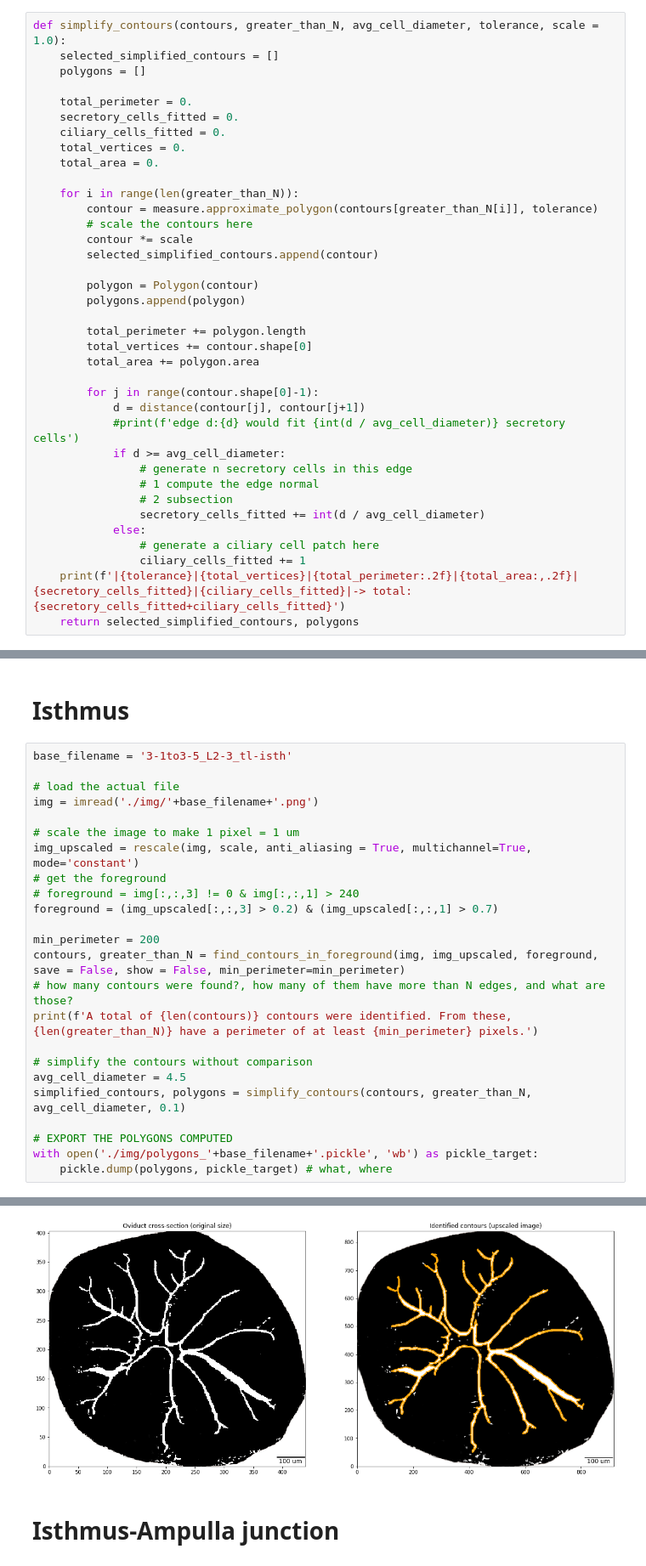
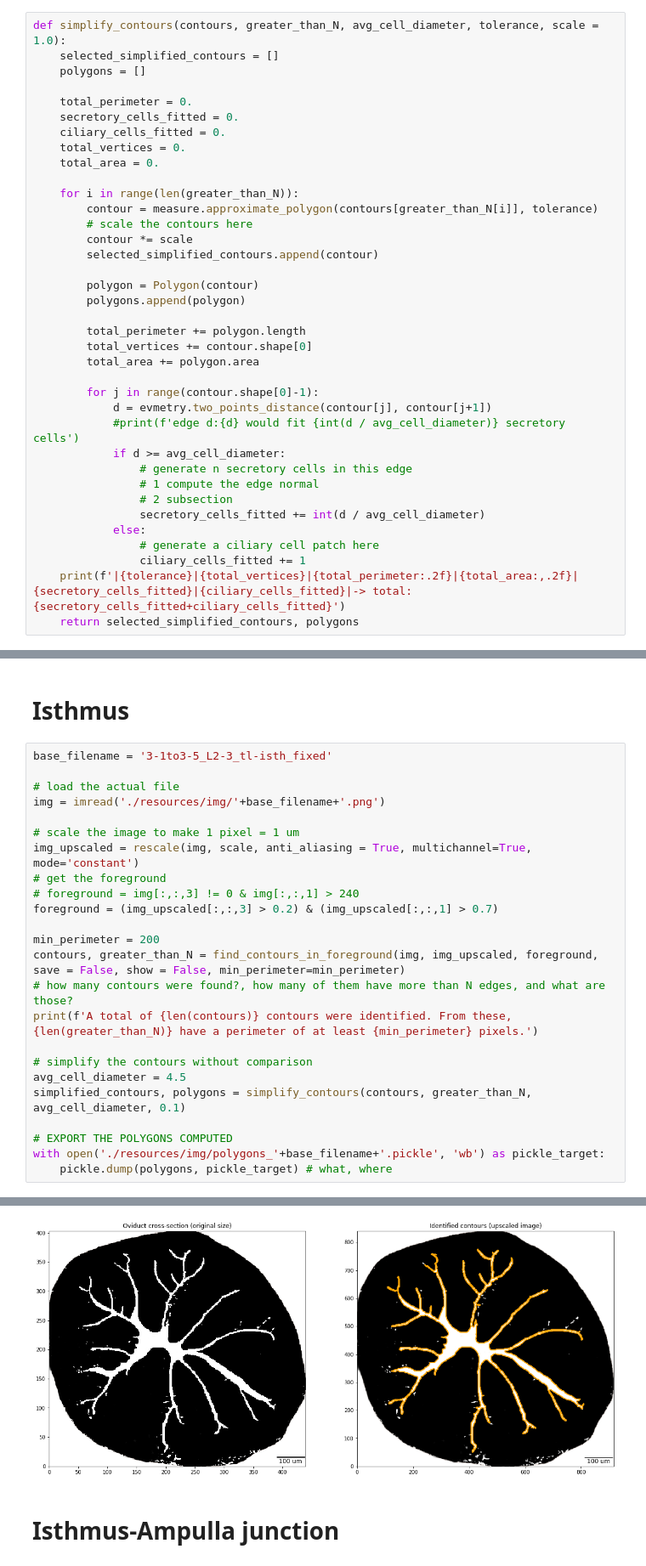
Before and after one commit to cmoralesmx/ev_diffusion_tools, a Jupyter notebook: 00_Xsec-contours.ipynb, the cells around one changed output, grey strips where cells are left out. Shown at 85% size. Cells and saved outputs as stored; diff of their text form.

```diff
--- a/00_Xsec-contours.ipynb
+++ b/00_Xsec-contours.ipynb
@@ -114,7 +116,7 @@ def simplify_contours(contours, greater_than_N, avg_cell_diameter, tolerance, sc
         total_area += polygon.area
 
         for j in range(contour.shape[0]-1):
-            d = distance(contour[j], contour[j+1])
+            d = evmetry.two_points_distance(contour[j], contour[j+1])
             #print(f'edge d:{d} would fit {int(d / avg_cell_diameter)} secretory cells')
             if d >= avg_cell_diameter:
                 # generate n secretory cells in this edge
@@ -319,10 +321,10 @@ A total of 205 contours were identified. From these, 8 have a perimeter of at le
 # %% [markdown]
 # Isthmus
 # %%
-base_filename = '3-1to3-5_L2-3_tl-isth'
+base_filename = '3-1to3-5_L2-3_tl-isth_fixed'
 
 # load the actual file
-img = imread('./img/'+base_filename+'.png')
+img = imread('./resources/img/'+base_filename+'.png')
 
 # scale the image to make 1 pixel = 1 um
 img_upscaled = rescale(img, scale, anti_aliasing = True, multichannel=True, mode='constant')
@@ -340,6 +342,6 @@ avg_cell_diameter = 4.5
 simplified_contours, polygons = simplify_contours(contours, greater_than_N, avg_cell_diameter, 0.1)
 
 # EXPORT THE POLYGONS COMPUTED
-with open('./img/polygons_'+base_filename+'.pickle', 'wb') as pickle_target:
+with open('./resources/img/polygons_'+base_filename+'.pickle', 'wb') as pickle_target:
     pickle.dump(polygons, pickle_target) # what, where
 # %% [output]
@@ -348,4 +350,4 @@ A total of 141 contours were identified. From these, 1 have a perimeter of at le
-[figure, old version]
+[figure, new version]
 # %% [markdown]
 # Isthmus-Ampulla junction
 # %%
```
Also changed, not shown: parts of 4 cells of this notebook, 47 other files.
